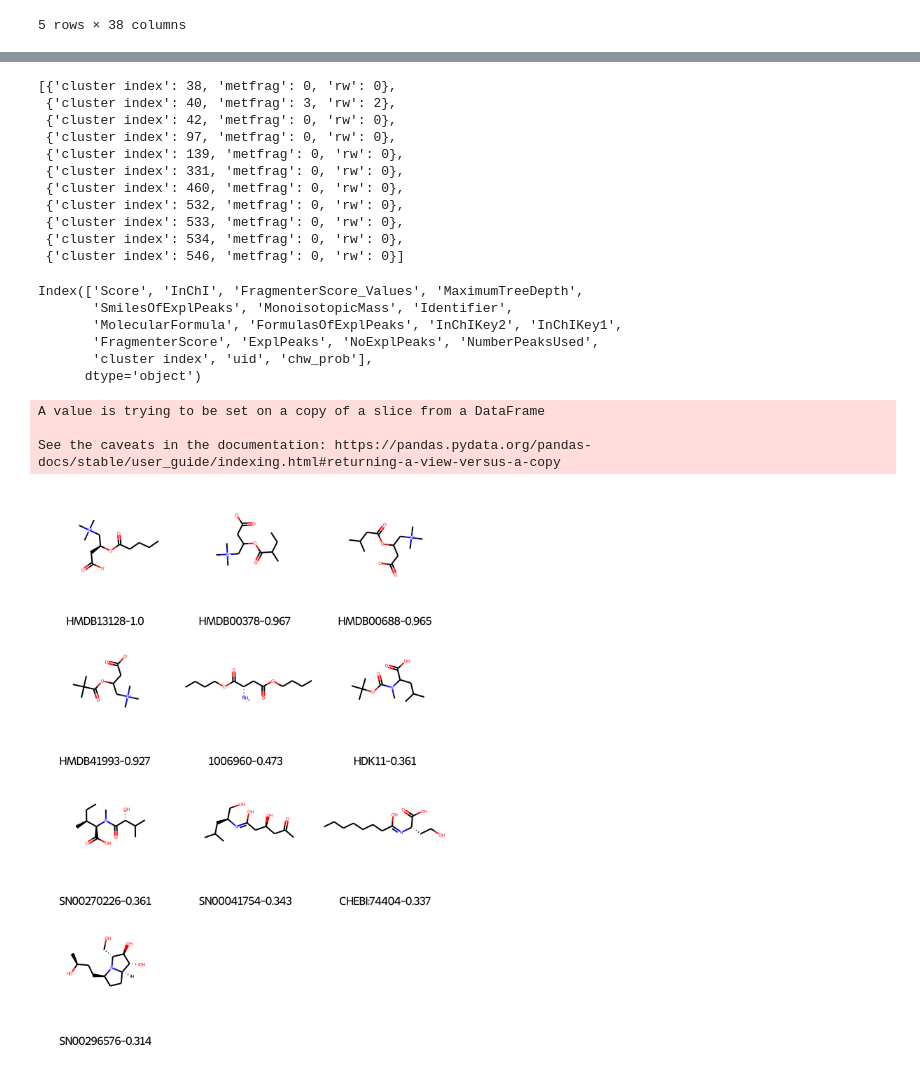
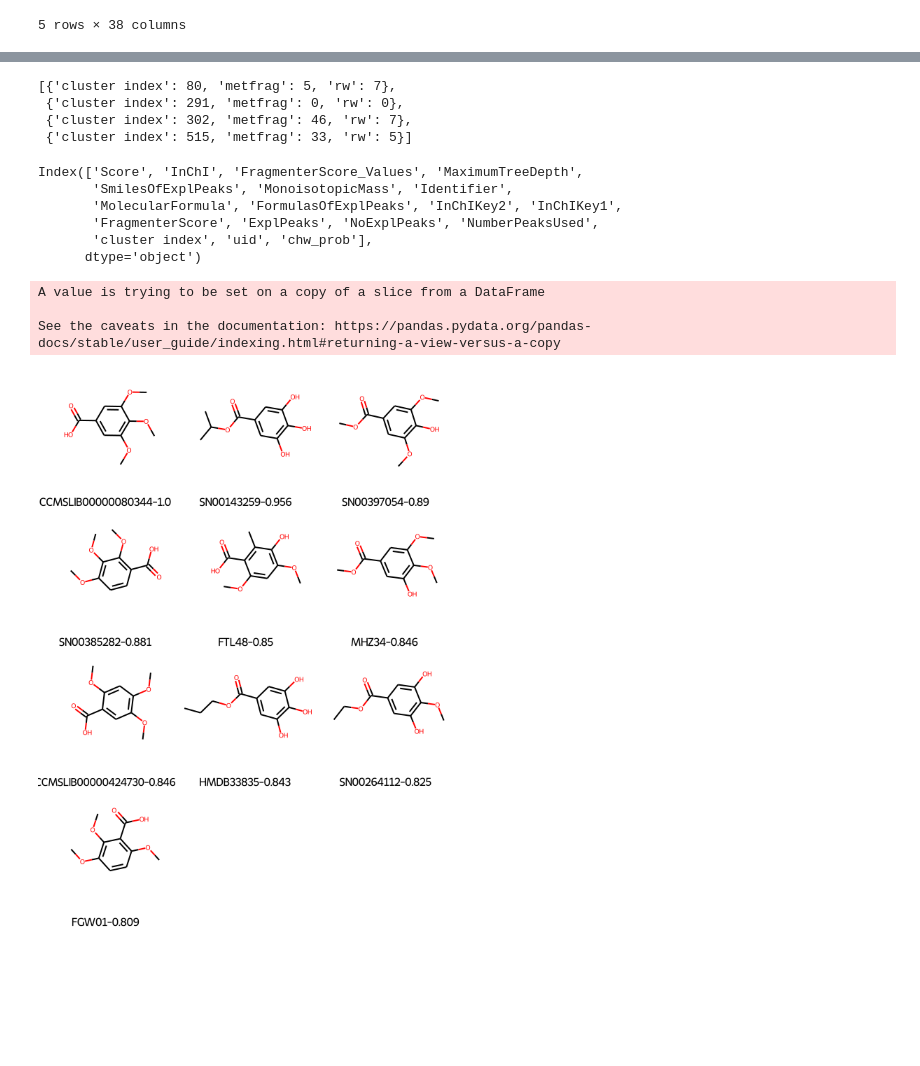
Before and after one commit to computational-chemical-biology/ChemWalker, a Jupyter notebook: notebooks/run_chemwalker.ipynb, the cells around one changed output, grey strips where cells are left out. Cells and saved outputs as stored; diff of their text form; code cells hidden in the pictures; blank space fills up the shorter version.

```diff
--- a/notebooks/run_chemwalker.ipynb
+++ b/notebooks/run_chemwalker.ipynb
@@ -104,7 +104,7 @@ match_tab.head()
 | 4 | 102 | M+H | NaN | 1 | Gln-Gly | Standard | NIST | 203.091 | ... |
 5 rows × 38 columns
 # %%
-snet = net[net['ComponentIndex']==34]
+snet = net[net['ComponentIndex']==63]
 nds = list(set(snet['CLUSTERID1'].tolist()+snet['CLUSTERID2'].tolist()))
 
 len(nds)
@@ -143,4 +133,4 @@ otabgnps
 # %%
 tlid = walk_conn_comp(net=net, spectra=spectra, tabgnps=gnps_tab.copy(),
-                      dbmatch=otabgnps.copy(), db=db, comp_index=34)
+                      dbmatch=otabgnps.copy(), db=db, comp_index=63)
 # %% [output]
@@ -178,17 +157,10 @@ Name: cluster index, dtype: int64
 # %%
 val_known(tlid, match_tab)
 # %% [output]
-[{'cluster index': 38, 'metfrag': 0, 'rw': 0},
- {'cluster index': 40, 'metfrag': 3, 'rw': 2},
- {'cluster index': 42, 'metfrag': 0, 'rw': 0},
- {'cluster index': 97, 'metfrag': 0, 'rw': 0},
- {'cluster index': 139, 'metfrag': 0, 'rw': 0},
- {'cluster index': 331, 'metfrag': 0, 'rw': 0},
- {'cluster index': 460, 'metfrag': 0, 'rw': 0},
- {'cluster index': 532, 'metfrag': 0, 'rw': 0},
- {'cluster index': 533, 'metfrag': 0, 'rw': 0},
- {'cluster index': 534, 'metfrag': 0, 'rw': 0},
- {'cluster index': 546, 'metfrag': 0, 'rw': 0}]
+[{'cluster index': 80, 'metfrag': 5, 'rw': 7},
+ {'cluster index': 291, 'metfrag': 0, 'rw': 0},
+ {'cluster index': 302, 'metfrag': 46, 'rw': 7},
+ {'cluster index': 515, 'metfrag': 33, 'rw': 5}]
 # %%
 tlid.columns
 # %% [output]
@@ -199,10 +171,10 @@ Index(['Score', 'InChI', 'FragmenterScore_Values', 'MaximumTreeDepth',
        'cluster index', 'uid', 'chw_prob'],
       dtype='object')
 # %%
-plotPannel(tlid, clusterid=40)
+plotPannel(tlid, clusterid=302)
 # %% [output]
 A value is trying to be set on a copy of a slice from a DataFrame
 
 See the caveats in the documentation: https://pandas.pydata.org/pandas-docs/stable/user_guide/indexing.html#returning-a-view-versus-a-copy
-[figure, old version]
+[figure, new version]
 # %%
```
Also changed, not shown: parts of 52 cells of this notebook, 5 other files.
